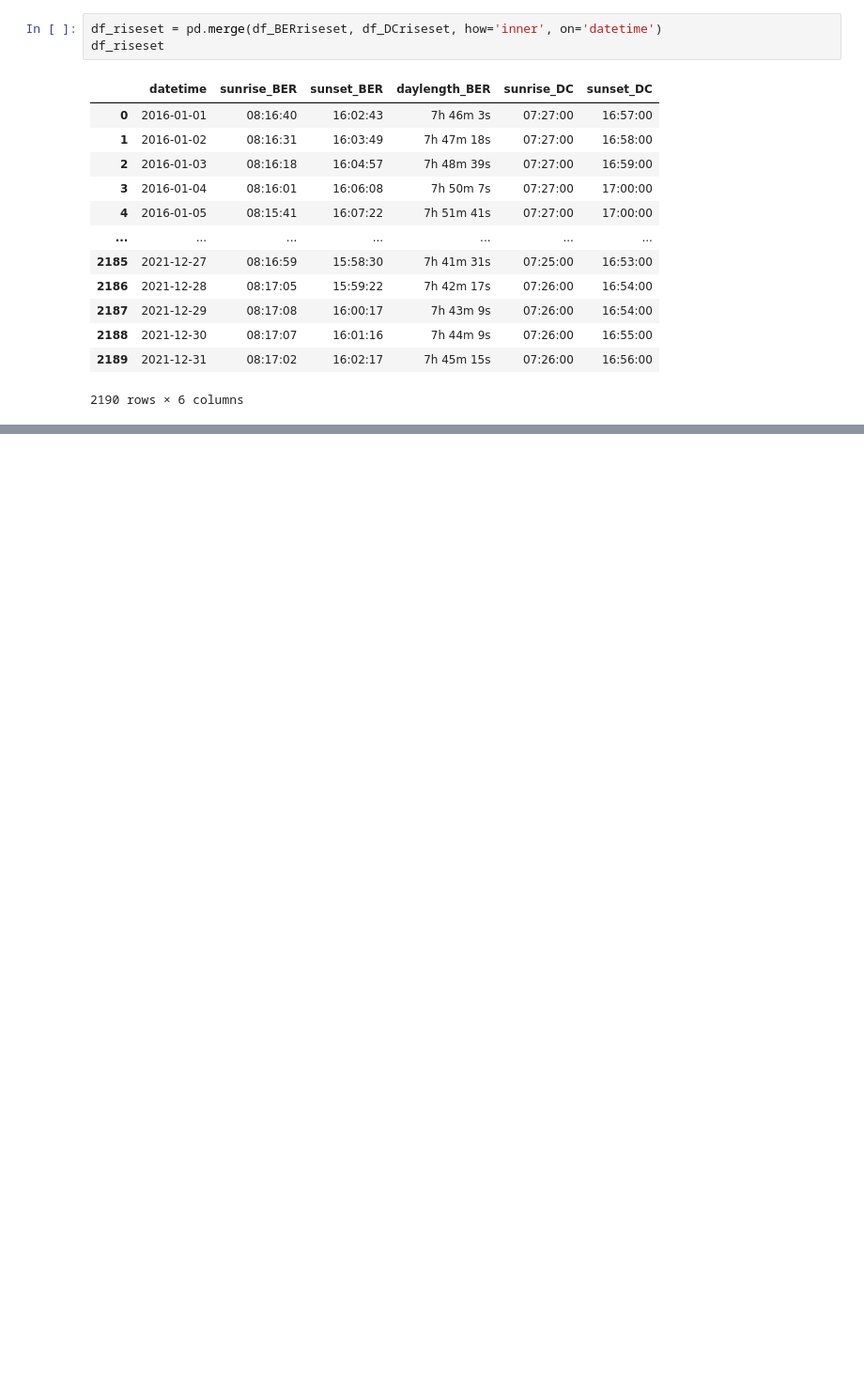
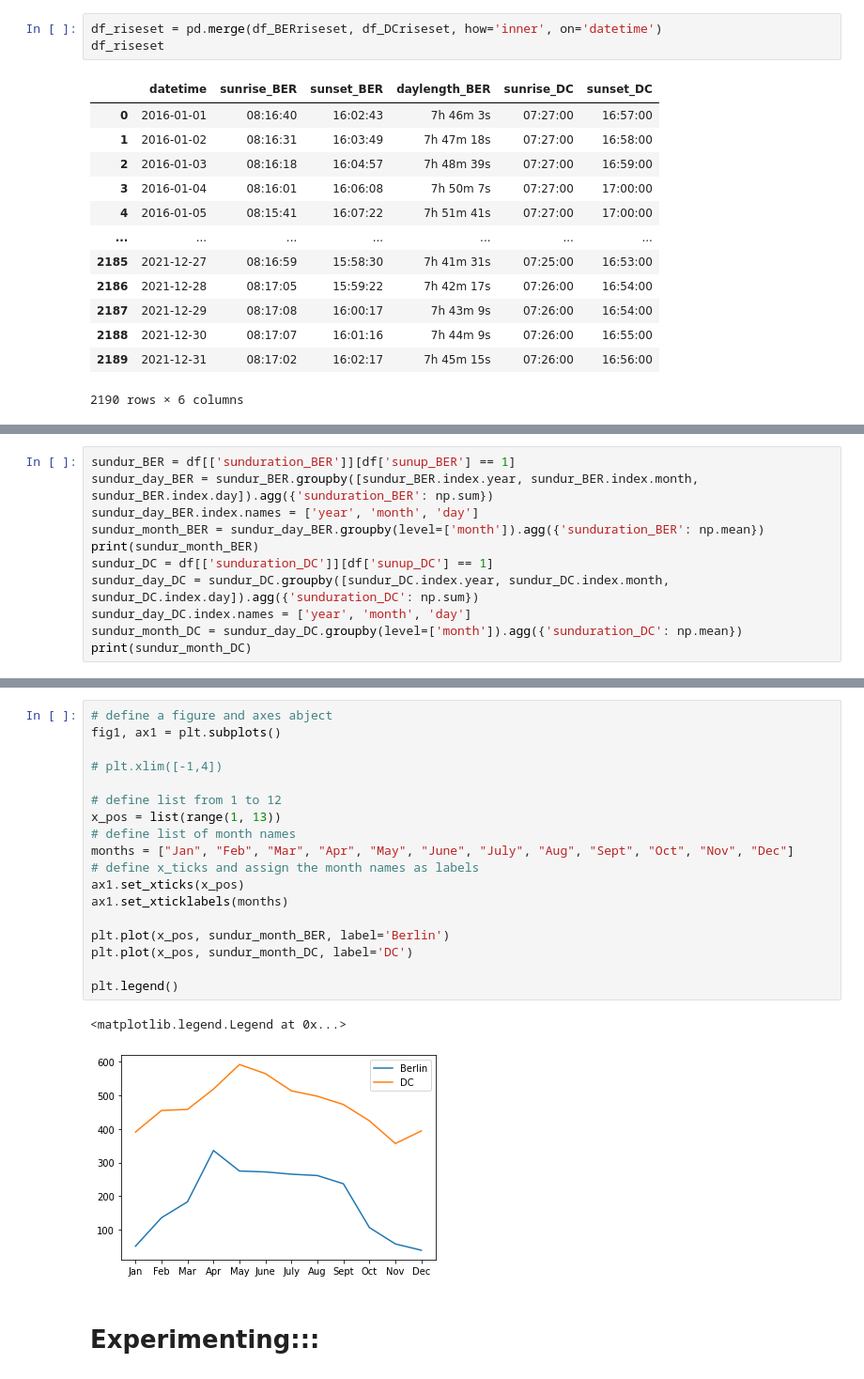
Before and after one commit to yasp-g/portfolio, a Jupyter notebook: Berlin-vs-DC-overcast-visualization/BER-DC-overcast.ipynb, the cells around one changed output, grey strips where cells are left out. Shown at 94% size. Cells and saved outputs as stored; diff of their text form; blank space fills up the shorter version.

```diff
--- a/Berlin-vs-DC-overcast-visualization/BER-DC-overcast.ipynb
+++ b/Berlin-vs-DC-overcast-visualization/BER-DC-overcast.ipynb
@@ -623,0 +731,11 @@ Warning: total number of rows (52560) exceeds max_rows (20000). Limiting to firs
+# %%
+sundur_BER = df[['sunduration_BER']][df['sunup_BER'] == 1]
+sundur_day_BER = sundur_BER.groupby([sundur_BER.index.year, sundur_BER.index.month, sundur_BER.index.day]).agg({'sunduration_BER': np.sum})
+sundur_day_BER.index.names = ['year', 'month', 'day']
+sundur_month_BER = sundur_day_BER.groupby(level=['month']).agg({'sunduration_BER': np.mean})
+print(sundur_month_BER)
+sundur_DC = df[['sunduration_DC']][df['sunup_DC'] == 1]
+sundur_day_DC = sundur_DC.groupby([sundur_DC.index.year, sundur_DC.index.month, sundur_DC.index.day]).agg({'sunduration_DC': np.sum})
+sundur_day_DC.index.names = ['year', 'month', 'day']
+sundur_month_DC = sundur_day_DC.groupby(level=['month']).agg({'sunduration_DC': np.mean})
+print(sundur_month_DC)
@@ -623,0 +781,23 @@ Warning: total number of rows (52560) exceeds max_rows (20000). Limiting to firs
+# %%
+# define a figure and axes abject
+fig1, ax1 = plt.subplots()
+
+# plt.xlim([-1,4])
+
+# define list from 1 to 12
+x_pos = list(range(1, 13))
+# define list of month names
+months = ["Jan", "Feb", "Mar", "Apr", "May", "June", "July", "Aug", "Sept", "Oct", "Nov", "Dec"]
+# define x_ticks and assign the month names as labels
+ax1.set_xticks(x_pos)
+ax1.set_xticklabels(months)
+
+plt.plot(x_pos, sundur_month_BER, label='Berlin')
+plt.plot(x_pos, sundur_month_DC, label='DC')
+
+plt.legend()
+# %% [output]
+<matplotlib.legend.Legend at 0x...>
+[figure, added]
+# %% [markdown]
+# Experimenting:::
```
Also changed, not shown: parts of 27 cells of this notebook.
